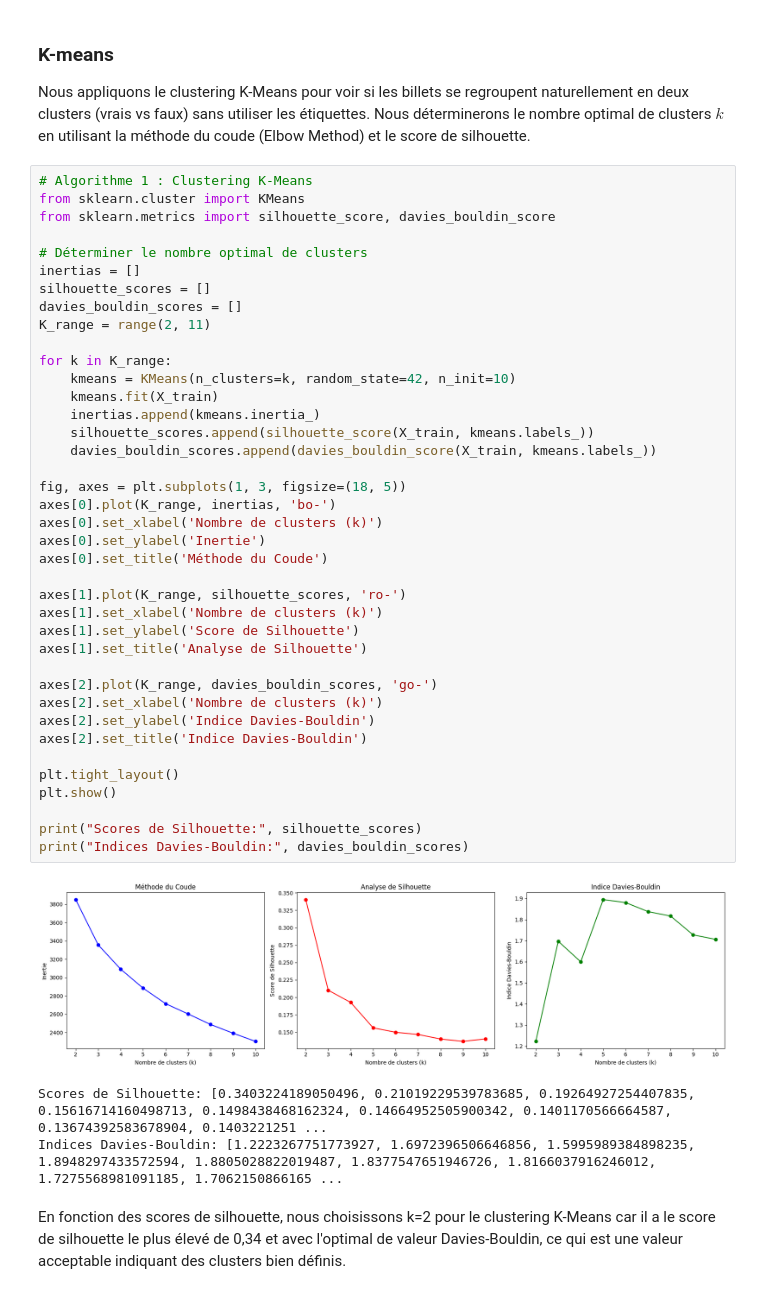
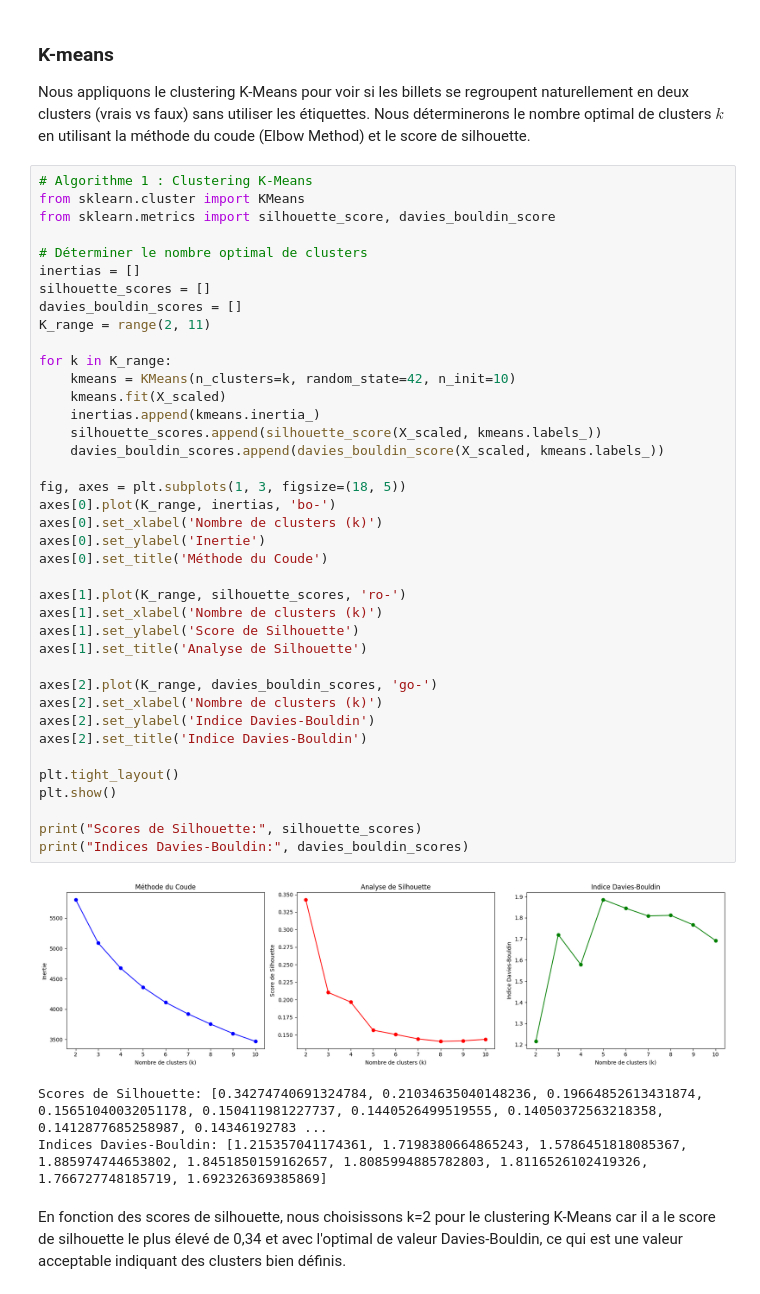
Before and after one commit to makokuzii/Detectez-des-faux-billets-avec-Python, a Jupyter notebook: main.ipynb, the cells around one changed output. Drawn from its saved outputs; the diff is of its cells as text.

Commit message:
fixing kmeans algo

```diff
--- a/main.ipynb
+++ b/main.ipynb
@@ -254,38 +235,38 @@ inertias = []
 silhouette_scores = []
 davies_bouldin_scores = []
 K_range = range(2, 11)
 
 for k in K_range:
     kmeans = KMeans(n_clusters=k, random_state=42, n_init=10)
-    kmeans.fit(X_train)
+    kmeans.fit(X_scaled)
     inertias.append(kmeans.inertia_)
-    silhouette_scores.append(silhouette_score(X_train, kmeans.labels_))
-    davies_bouldin_scores.append(davies_bouldin_score(X_train, kmeans.labels_))
+    silhouette_scores.append(silhouette_score(X_scaled, kmeans.labels_))
+    davies_bouldin_scores.append(davies_bouldin_score(X_scaled, kmeans.labels_))
 
 fig, axes = plt.subplots(1, 3, figsize=(18, 5))
 axes[0].plot(K_range, inertias, 'bo-')
 axes[0].set_xlabel('Nombre de clusters (k)')
 axes[0].set_ylabel('Inertie')
 axes[0].set_title('Méthode du Coude')
 
 axes[1].plot(K_range, silhouette_scores, 'ro-')
 axes[1].set_xlabel('Nombre de clusters (k)')
 axes[1].set_ylabel('Score de Silhouette')
 axes[1].set_title('Analyse de Silhouette')
 
 axes[2].plot(K_range, davies_bouldin_scores, 'go-')
 axes[2].set_xlabel('Nombre de clusters (k)')
 axes[2].set_ylabel('Indice Davies-Bouldin')
 axes[2].set_title('Indice Davies-Bouldin')
 
 plt.tight_layout()
 plt.show()
 
 print("Scores de Silhouette:", silhouette_scores)
 print("Indices Davies-Bouldin:", davies_bouldin_scores)
 # %% [output]
-[figure, old version]
+[figure, new version]
-Scores de Silhouette: [0.3403224189050496, 0.21019229539783685, 0.19264927254407835, 0.15616714160498713, 0.1498438468162324, 0.14664952505900342, 0.1401170566664587, 0.13674392583678904, 0.1403221251 ...
-Indices Davies-Bouldin: [1.2223267751773927, 1.6972396506646856, 1.5995989384898235, 1.8948297433572594, 1.8805028822019487, 1.8377547651946726, 1.8166037916246012, 1.7275568981091185, 1.7062150866165 ...
+Scores de Silhouette: [0.34274740691324784, 0.21034635040148236, 0.19664852613431874, 0.15651040032051178, 0.150411981227737, 0.1440526499519555, 0.14050372563218358, 0.1412877685258987, 0.14346192783 ...
+Indices Davies-Bouldin: [1.215357041174361, 1.7198380664865243, 1.5786451818085367, 1.885974744653802, 1.8451850159162657, 1.8085994885782803, 1.8116526102419326, 1.766727748185719, 1.692326369385869]
 # %% [markdown]
 En fonction des scores de silhouette, nous choisissons k=2 pour le clustering K-Means car il a le score de silhouette le plus élevé de 0,34 et avec l'optimal de valeur Davies-Bouldin, ce qui est une valeur acceptable indiquant des clusters bien définis.
```
Also changed, not shown: parts of 5 cells of this notebook, 2 other files.
